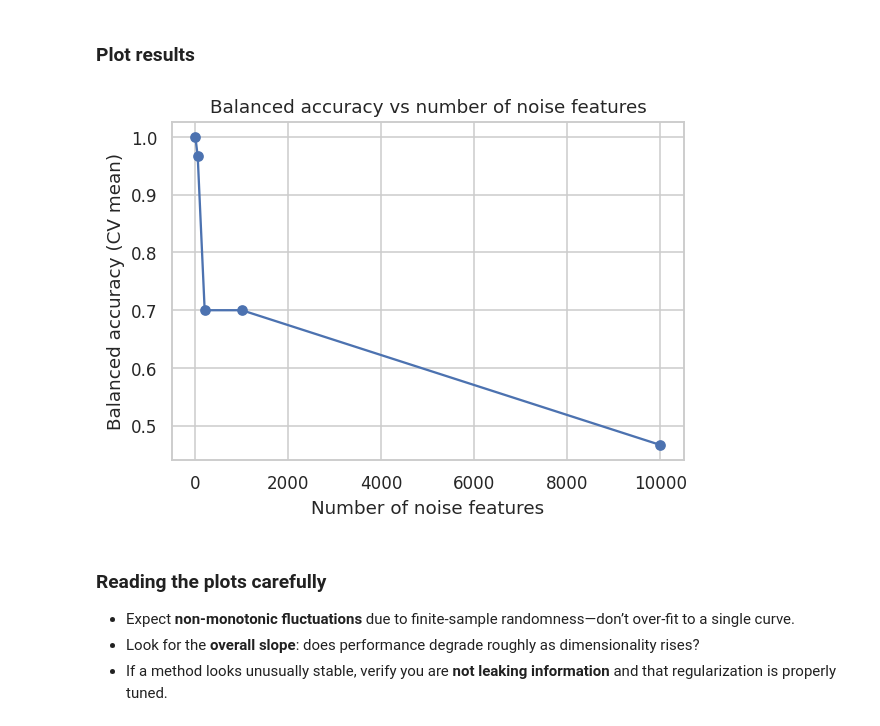
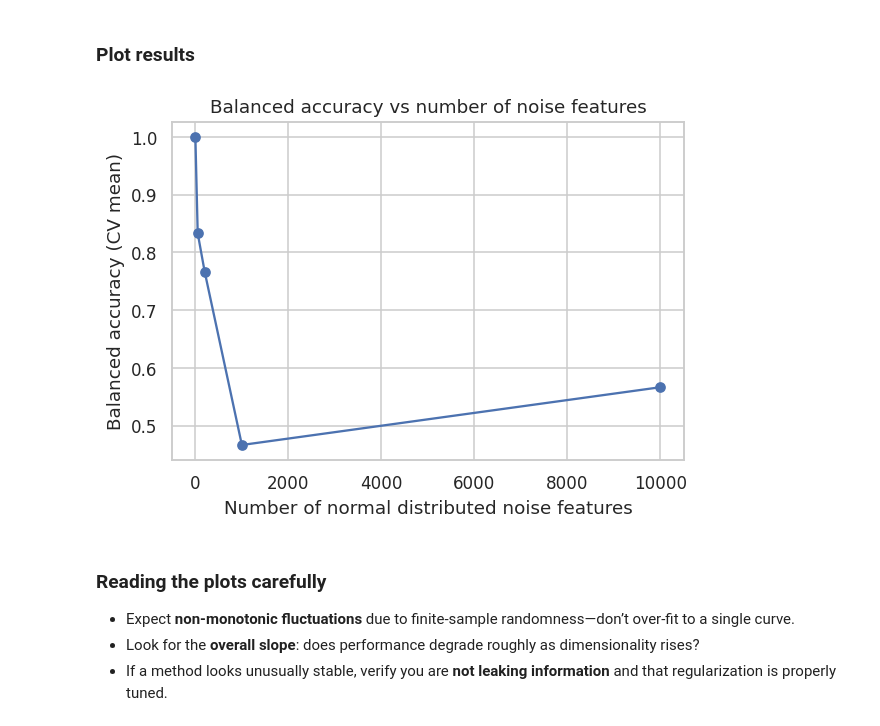
Before and after one commit to sigrun-may/synthetic-biomedical-data-course, a Jupyter notebook: notebooks/03b_noise_distributions.ipynb, the cells around one changed output. Drawn from its saved outputs; the diff is of its cells as text; code cells hidden in the pictures.

```diff
--- a/notebooks/03b_noise_distributions.ipynb
+++ b/notebooks/03b_noise_distributions.ipynb
@@ -126,0 +153,19 @@ nb.sns.histplot(data=Xu, x="n2", hue="class")
+# %%
+print("Comparison of informative features alone versus the same features with additional noise features:")
+# informative features only
+X_tr1, X_te1, y_tr1, y_te1 = nb.train_test_split(Xn.iloc[:, :8].values, yn, test_size=0.3, random_state=42, stratify=yn)
+clf = nb.make_pipeline(nb.StandardScaler(), nb.LogisticRegression(max_iter=500, random_state=42))
+clf.fit(X_tr1, y_tr1)
+
+pred = clf.predict(X_te1)
+print("Logistic Regression balanced accuracy (informative only):",
+      round(nb.balanced_accuracy_score(y_te1, pred), 3))
+
+# added 1200 noise features
+X_tr, X_te, y_tr, y_te = nb.train_test_split(Xn.values, yn, test_size=0.3, random_state=42, stratify=yn)
+
+clf = nb.make_pipeline(nb.StandardScaler(), nb.LogisticRegression(max_iter=500, random_state=42))
+clf.fit(X_tr, y_tr)
+pred = clf.predict(X_te)
+print("Logistic Regression balanced accuracy (8 informative with 1200 noise features added):",
+      round(nb.balanced_accuracy_score(y_te, pred), 3))
@@ -211,15 +226,29 @@ def evaluate_cv(
 # %% [markdown]
 ### Run the sweep over noise counts, collecting balanced accuracy
 # %%
-def run_sweep(noise_counts, noise_dist, noise_scale) -> nb.pd.DataFrame:
+def run_sweep(noise_counts, noise_dist, noise_distribution_params) -> nb.pd.DataFrame:
     results = []
     for k_noise in noise_counts:
-        x_k, y_k, meta_k = make_dataset(n_noise=k_noise, noise_dist=noise_dist, noise_scale=noise_scale)
+        # Build a dataset with a fixed informative features, samples, class separation and seed but variable
+        # number of pure-noise features
+        fixed_cfg = nb.DatasetConfig(
+            n_noise=k_noise,
+            noise_distribution=noise_dist,
+            noise_distribution_params=noise_distribution_params,
+            n_informative=8,
+            class_configs=[
+                nb.ClassConfig(n_samples=15),
+                nb.ClassConfig(n_samples=15),
+            ],
+            class_sep=[1.2],
+            random_state=42,
+        )
+        x_k, y_k, meta_k = nb.generate_dataset(fixed_cfg, return_dataframe=True)
         mean_ba, std_ba = evaluate_cv(x_k, y_k)
         results.append(
             {
                 "dist": str(noise_dist),
-                "scale": noise_scale,
+                "scale": noise_distribution_params,
                 "n_noise": k_noise,
                 "n_informative": len(meta_k.informative_idx),
                 "bal_acc_mean": mean_ba,
@@ -229,7 +258,7 @@ def run_sweep(noise_counts, noise_dist, noise_scale) -> nb.pd.DataFrame:
     return nb.pd.DataFrame(results).sort_values("n_noise").reset_index(drop=True)
 
 
-result_df = run_sweep(NOISE_COUNTS, nb.NoiseDistribution.normal, 1.0)
+result_df = run_sweep(NOISE_COUNTS, "normal", {"loc": 0, "scale": 1.0})
 # %% [markdown]
 ### What trends to expect
 
@@ -239,13 +268,13 @@ result_df = run_sweep(NOISE_COUNTS, nb.NoiseDistribution.normal, 1.0)
 # %%
 # Balanced accuracy vs number of noise features
 nb.plt.figure()
 nb.plt.plot(result_df["n_noise"], result_df["bal_acc_mean"], marker="o")
 nb.plt.title("Balanced accuracy vs number of noise features")
-nb.plt.xlabel("Number of noise features")
+nb.plt.xlabel("Number of normal distributed noise features")
 nb.plt.ylabel("Balanced accuracy (CV mean)")
 nb.plt.show()
 # %% [output]
-[figure, old version]
+[figure, new version]
 # %% [markdown]
 ### Reading the plots carefully
 
```
Also changed, not shown: parts of 19 cells of this notebook, 2 other files.
